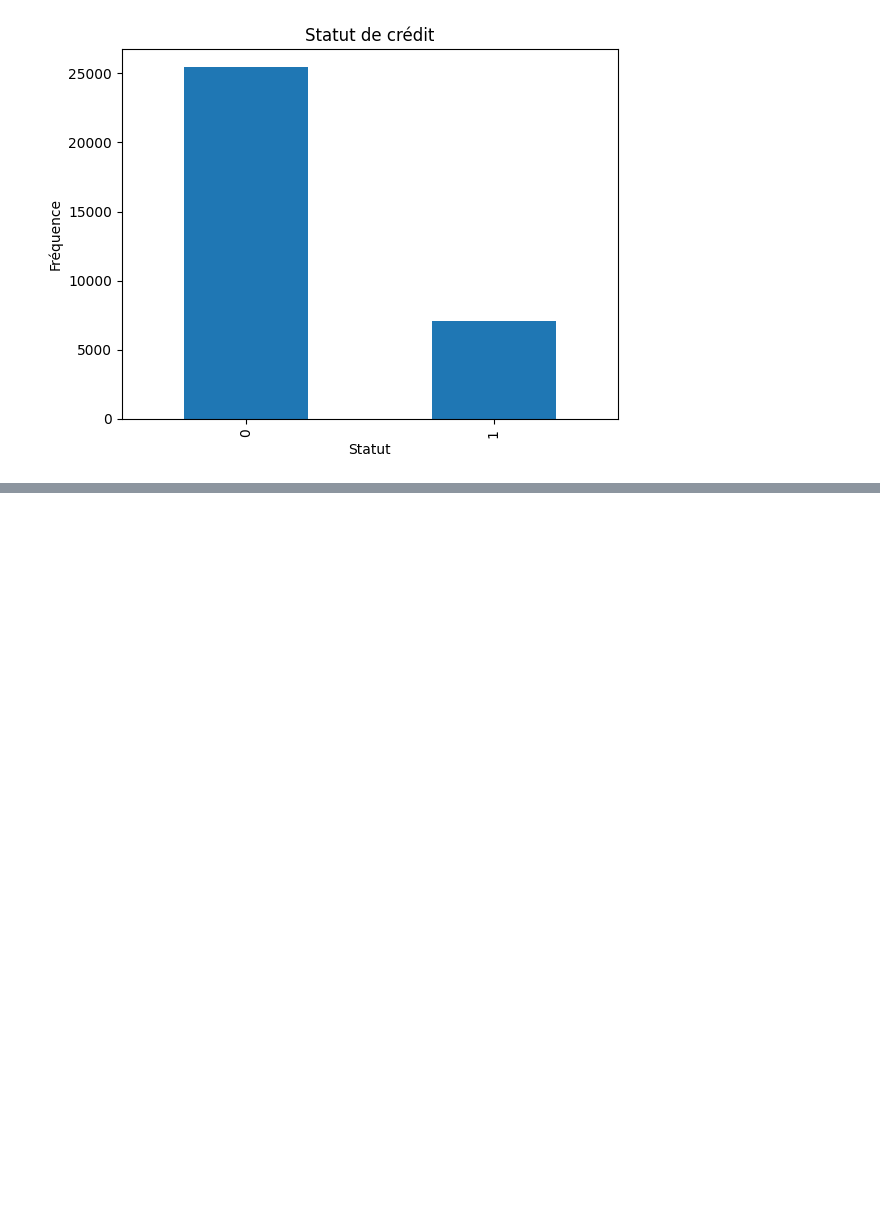
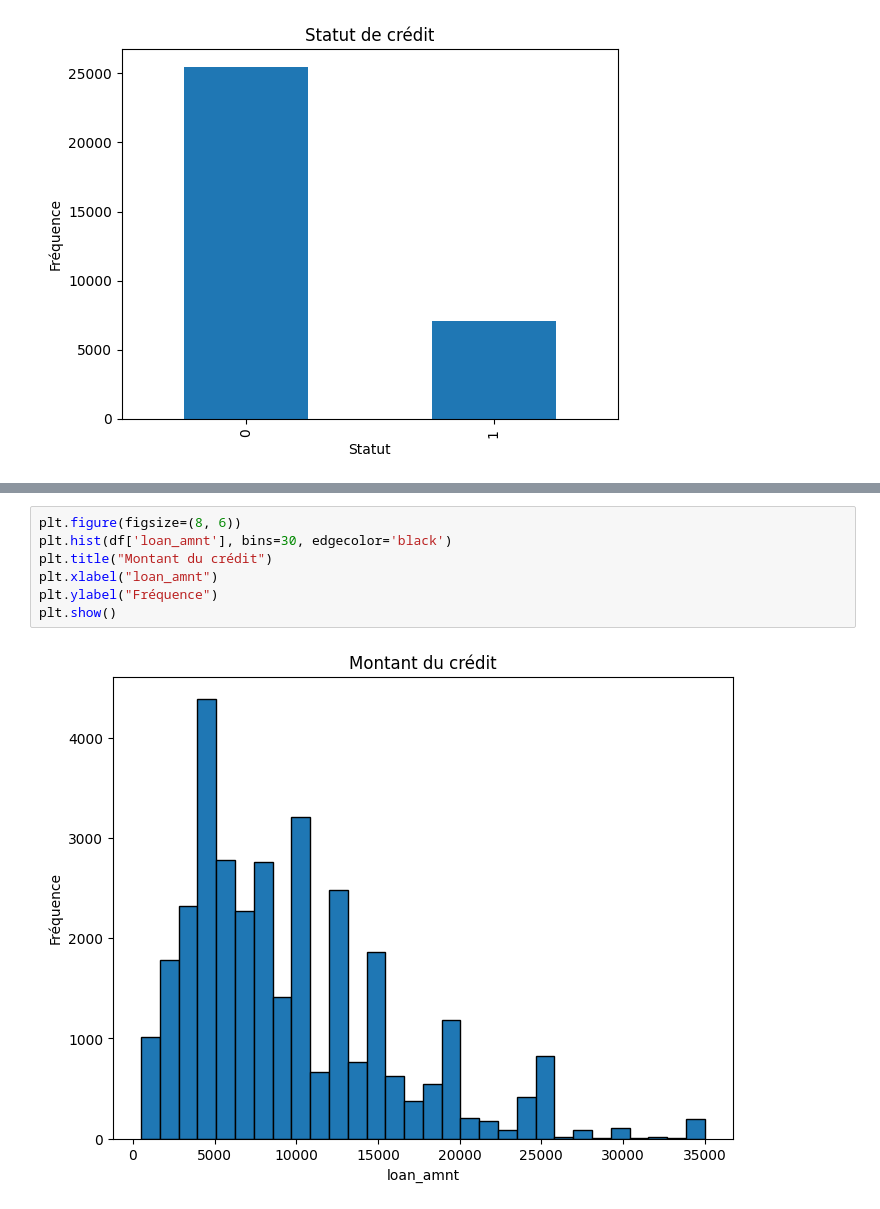
Before and after one commit to TanouDiallo/credit-risk-, a Jupyter notebook: credit risk.ipynb, the cells around one changed output, grey strips where cells are left out. Drawn from its saved outputs; the diff is of its cells as text; blank space fills up the shorter version.

```diff
--- a/credit risk.ipynb
+++ b/credit risk.ipynb
@@ -108,0 +171,9 @@ Name: proportion, dtype: float64
+# %%
+plt.figure(figsize=(8, 6))
+plt.hist(df['loan_amnt'], bins=30, edgecolor='black')
+plt.title("Montant du crédit")
+plt.xlabel("loan_amnt")
+plt.ylabel("Fréquence")
+plt.show()
+# %% [output]
+[figure, added]
```
Also changed, not shown: parts of 54 cells of this notebook, 1 other file.
